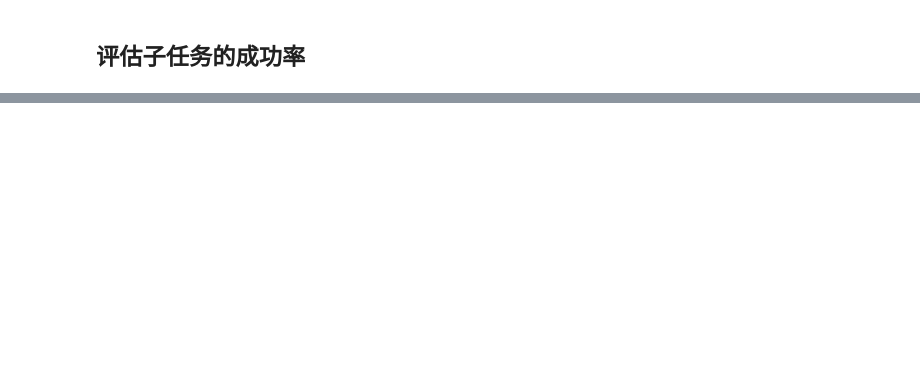
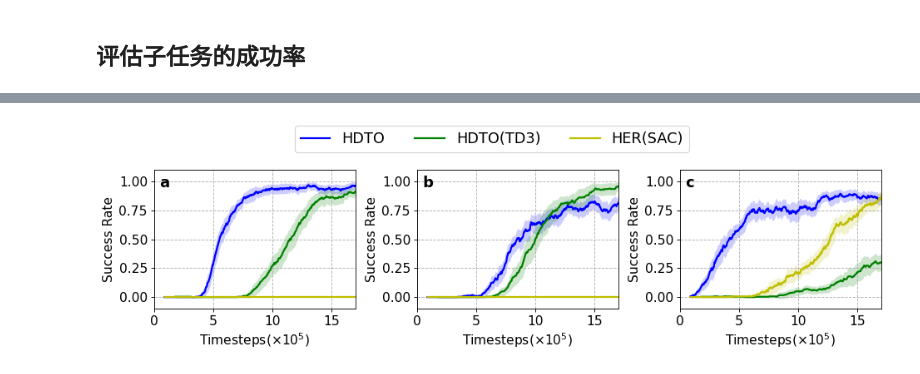
Before and after one commit to NoneJou072/MGHL, a Jupyter notebook: HDTO/data process/cubes.ipynb, the cells around one changed output, grey strips where cells are left out. Drawn from its saved outputs; the diff is of its cells as text; code cells hidden in the pictures; blank space fills up the shorter version.

```diff
--- a/HDTO/data process/cubes.ipynb
+++ b/HDTO/data process/cubes.ipynb
@@ -155,0 +66,62 @@ plt.show()
+# %%
+fig, (ax1, ax2, ax3) = plt.subplots(1, 3, figsize=(12, 3), dpi=80)
+
+# ax1
+ax1.plot(timesteps_sac, blue_sac_success_rate_mean, 'b', linewidth=2.0, label='HDTO')
+ax1.fill_between(timesteps_sac, blue_sac_success_rate_mean - 0.5 * blue_sac_success_rate_std, blue_sac_success_rate_mean + 0.5 * blue_sac_success_rate_std,color='b', alpha=0.2, linewidth=0)
+ax1.plot(timesteps_td3, blue_td3_success_rate_mean, 'g', linewidth=2.0, label='HDTO(TD3)')
+ax1.fill_between(timesteps_td3, blue_td3_success_rate_mean - 0.5 * blue_td3_success_rate_std, blue_td3_success_rate_mean + 0.5 * blue_td3_success_rate_std,color='g', alpha=0.2, linewidth=0)
+ax1.plot(timesteps_her, blue_her_success_rate_mean, 'y', linewidth=2.0, label='HER(SAC)')
+ax1.fill_between(timesteps_her, blue_her_success_rate_mean - 0.5 * blue_her_success_rate_std, blue_her_success_rate_mean + 0.5 * blue_her_success_rate_std,color='y', alpha=0.2, linewidth=0)
+
+ax1.set_xlim(0, 17)
+ax1.set_ylim(-0.1, 1.1)
+ax1.set_xlabel('Timesteps($\\times 10^5$)', fontsize=14)
+ax1.set_ylabel('Success Rate', fontsize=14)
+ax1.tick_params(axis='both', which='major', labelsize=14)
+ax1.grid(linestyle='--')
+ax1.text(0.1, 0.95, ' a', fontsize=16, color='black', fontweight='bold')
+
+# ax2
+ax2.plot(timesteps_sac, green_sac_success_rate_mean, 'b', linewidth=2.0, label='HDTO')
+ax2.fill_between(timesteps_sac, green_sac_success_rate_mean - 0.5 * green_sac_success_rate_std, green_sac_success_rate_mean + 0.5 * green_sac_success_rate_std,color='b', alpha=0.2, linewidth=0)
+ax2.plot(timesteps_td3, green_td3_success_rate_mean, 'g', linewidth=2.0, label='HDTOxTD3')
+ax2.fill_between(timesteps_td3, green_td3_success_rate_mean - 0.5 * green_td3_success_rate_std, green_td3_success_rate_mean + 0.5 * green_td3_success_rate_std,color='g', alpha=0.2, linewidth=0)
+ax2.plot(timesteps_her, green_her_success_rate_mean, 'y', linewidth=2.0, label='HERxSAC')
+ax2.fill_between(timesteps_her, green_her_success_rate_mean - 0.5 * green_her_success_rate_std, green_her_success_rate_mean + 0.5 * green_her_success_rate_std,color='y', alpha=0.2, linewidth=0)
+
+ax2.set_xlim(0, 17)
+ax2.set_ylim(-0.1, 1.1)
+ax2.set_xlabel('Timesteps($\\times 10^5$)', fontsize=14)
+ax2.set_ylabel('Success Rate', fontsize=14)
+ax2.tick_params(axis='both', which='major', labelsize=14)
+ax2.grid(linestyle='--')
+ax2.text(0.1, 0.95, ' b', fontsize=16, color='black', fontweight='bold')
+
+# ax3
+ax3.plot(timesteps_sac, red_sac_success_rate_mean, 'b', linewidth=2.0, label='HDTO')
+ax3.fill_between(timesteps_sac, red_sac_success_rate_mean - 0.5 * red_sac_success_rate_std, red_sac_success_rate_mean + 0.5 * red_sac_success_rate_std,color='b', alpha=0.2, linewidth=0)
+ax3.plot(timesteps_td3, red_td3_success_rate_mean, 'g', linewidth=2.0, label='HDTOxTD3')
+ax3.fill_between(timesteps_td3, red_td3_success_rate_mean - 0.5 * red_td3_success_rate_std, red_td3_success_rate_mean + 0.5 * red_td3_success_rate_std,color='g', alpha=0.2, linewidth=0)
+ax3.plot(timesteps_her, red_her_success_rate_mean, 'y', linewidth=2.0, label='HERxSAC')
+ax3.fill_between(timesteps_her, red_her_success_rate_mean - 0.5 * red_her_success_rate_std, red_her_success_rate_mean + 0.5 * red_her_success_rate_std,color='y', alpha=0.2, linewidth=0)
+
+ax3.set_xlim(0, 17)
+ax3.set_ylim(-0.1, 1.1)
+ax3.set_xlabel('Timesteps($\\times 10^5$)', fontsize=14)
+ax3.set_ylabel('Success Rate', fontsize=14)
+ax3.tick_params(axis='both', which='major', labelsize=14)
+ax3.grid(linestyle='--')
+ax3.text(0.1, 0.95, ' c', fontsize=16, color='black', fontweight='bold')
+
+# 创建共享的图例
+handles, labels = ax1.get_legend_handles_labels()
+fig.legend(handles, labels, loc='lower center', bbox_to_anchor=(0.5, 1), ncol=5, fontsize=16)
+
+plt.tight_layout()
+
+plt.savefig('resources/images/cubes-eva.png', bbox_inches='tight')
+
+plt.show()
+# %% [output]
+[figure, added]
```
Also changed, not shown: parts of 4 cells of this notebook, 39 other files.
